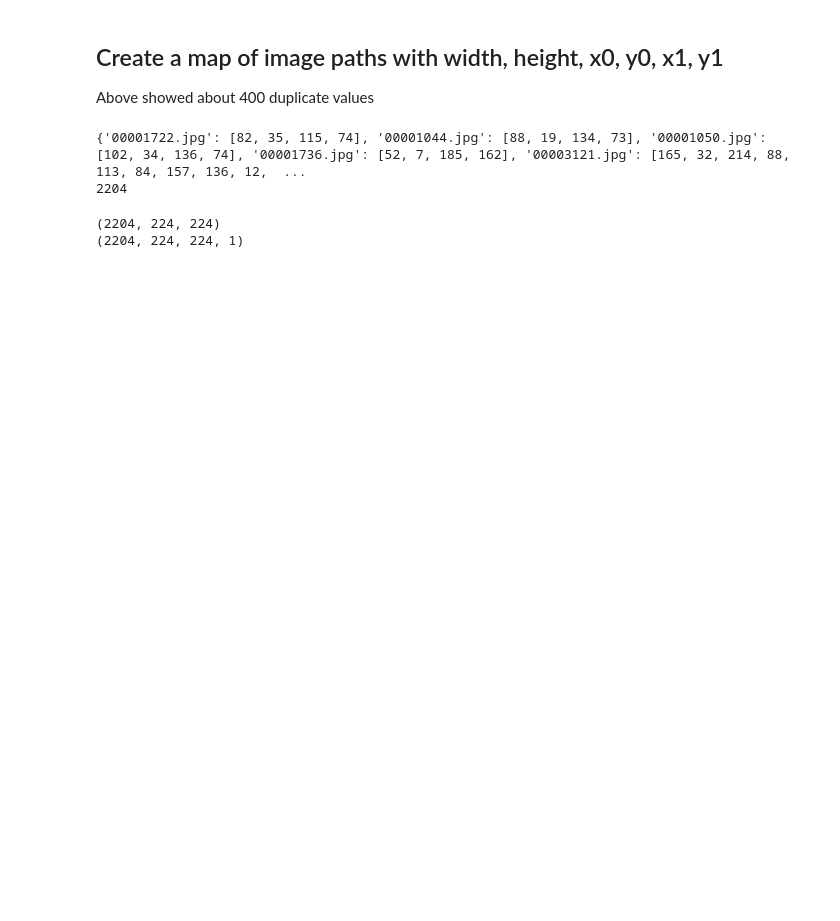
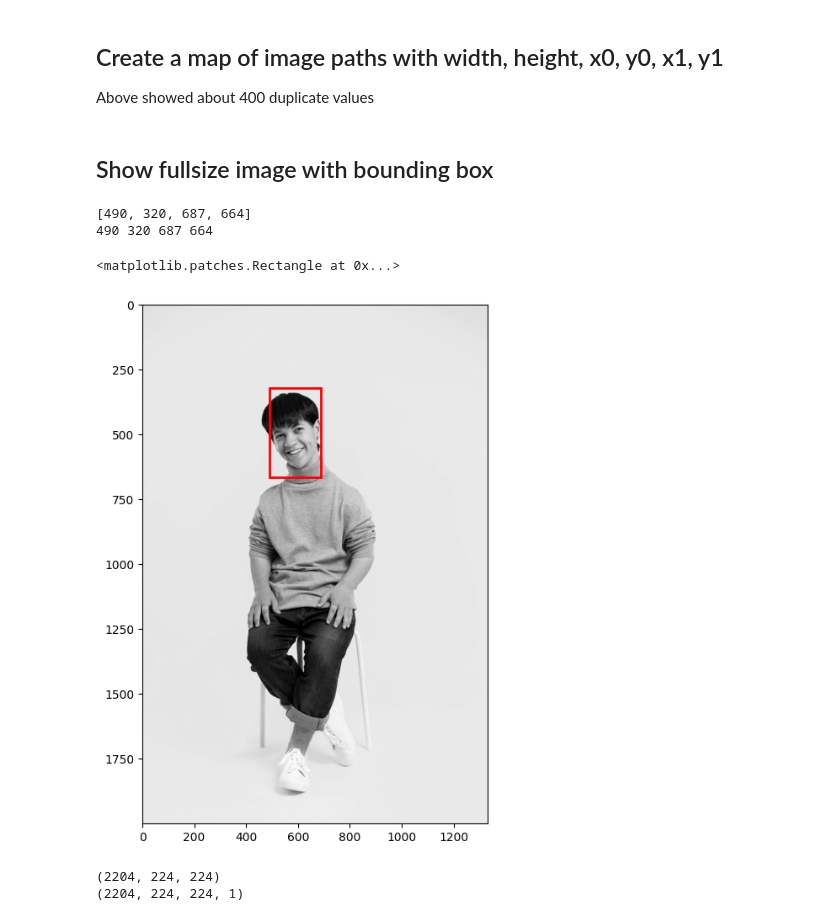
Before and after one commit to lagonzalez1/face-recognition, a Jupyter notebook: main.ipynb, the cells around one changed output. Cells and saved outputs as stored; diff of their text form; code cells hidden in the pictures; blank space fills up the shorter version.

```diff
--- a/main.ipynb
+++ b/main.ipynb
@@ -68,34 +135,6 @@ Values that are duplicated: 491
 # %% [markdown]
 ## Create a map of image paths with width, height, x0, y0, x1, y1
 Above showed about 400 duplicate values
-# %%
-data = {}
-for i in faces_['image_name']:
-    if i not in data:
-        data[i] = []
-
-for index, image_name in enumerate(faces_["image_name"]):
-    width = faces_["width"][index]
-    height = faces_["height"][index]
-    x0 = faces_["x0"][index]
-    y0 = faces_["y0"][index]
-    x1 = faces_["x1"][index]
-    y1 = faces_["y1"][index]
-    new_x0 = int((x0/width)*224)
-    new_y0 = int((y0/height)*224)
-    new_x1 = int((x1/width)*224)
-    new_y1 = int((y1/height)*224)
-    data[image_name].append(new_x0)
-    data[image_name].append(new_y0)
-    data[image_name].append(new_x1)
-    data[image_name].append(new_y1)
-
-
-print(data)
-print(len(data))
-# %% [output]
-{'00001722.jpg': [82, 35, 115, 74], '00001044.jpg': [88, 19, 134, 73], '00001050.jpg': [102, 34, 136, 74], '00001736.jpg': [52, 7, 185, 162], '00003121.jpg': [165, 32, 214, 88, 113, 84, 157, 136, 12,  ...
-2204
 # %%
 img_dir = os.listdir('./images')
 images = []
@@ -105,6 +144,44 @@ for img_name in data.keys():
             img_arr = cv2.imread(os.path.join('./images', img_name), cv2.IMREAD_GRAYSCALE)
             img_resize = cv2.resize(img_arr, (224, 224))
             images.append(img_resize)
+
+
+img_dir = os.listdir('./images')
+images_validation = []
+for img_name in data.keys():
+    for itr in img_dir:
+        if img_name == itr:
+            img_arr = cv2.imread(os.path.join('./images', img_name), cv2.IMREAD_GRAYSCALE)
+            images_validation.append(img_arr)
+# %% [markdown]
+## Show fullsize image with bounding box
+# %%
+import matplotlib.patches as patches
+import matplotlib.pyplot as plt
+import random
+
+index = 0
+key  = list(data_validation.keys())[index]
+cord = data_validation[key]
+print(cord)
+image = images_validation[index]
+fig, ax = plt.subplots(1, figsize=(8, 8))
+
+ax.imshow(image, cmap='gray')
+# Scale up to 224x224
+px, py = int(cord[0] ), int(cord[1] )
+px1, py1 = int(cord[2]), int(cord[3] )
+width  = px1 - px
+height = py1 - py
+print(px, py, px1, py1)
+# patches.Rectangle uses (x, y), width, height
+rect = patches.Rectangle((px, py), width, height, linewidth=2, edgecolor='r', facecolor='none')
+ax.add_patch(rect)
+# %% [output]
+[490, 320, 687, 664]
+490 320 687 664
+<matplotlib.patches.Rectangle at 0x...>
+[figure, added]
 # %%
 images = np.array(images)
 print(images.shape)
```
Also changed, not shown: parts of 9 cells of this notebook.
